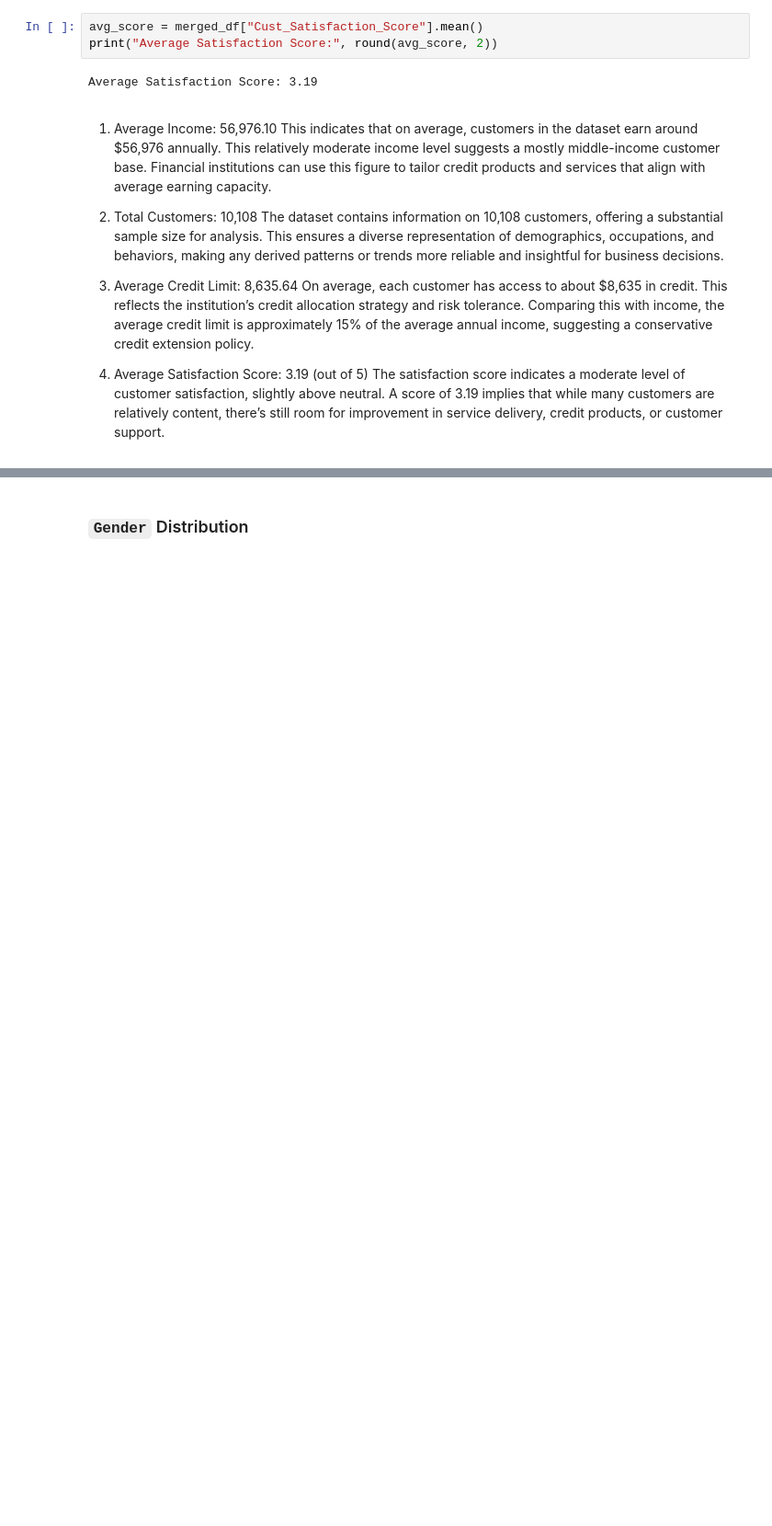
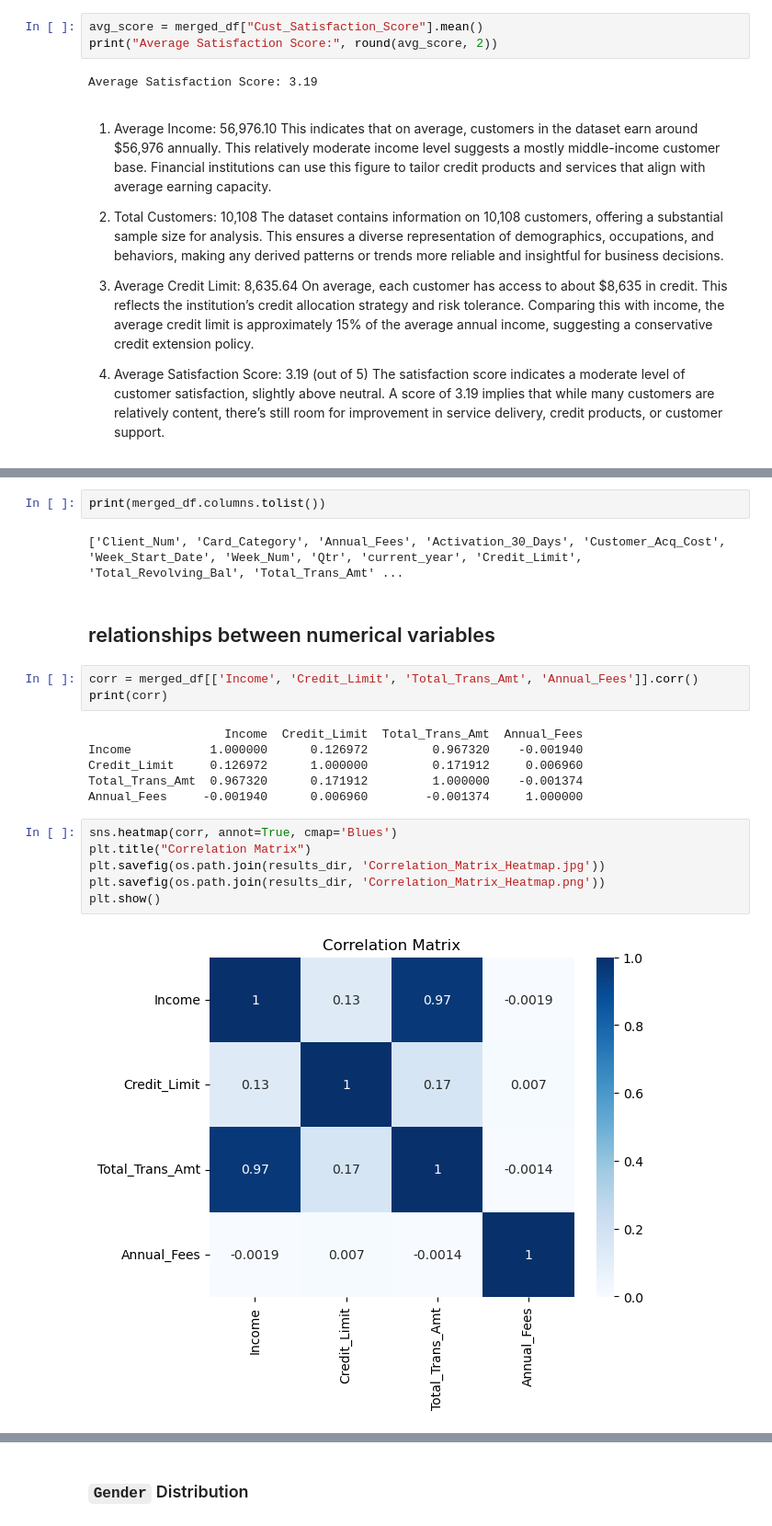
Before and after one commit to NadiaHirwa/Credit-Card-Financial, a Jupyter notebook: notebooks/Data_Analysis.ipynb, the cells around one changed output, grey strips where cells are left out. Shown at 92% size. Cells and saved outputs as stored; diff of their text form; blank space fills up the shorter version.

```diff
--- a/notebooks/Data_Analysis.ipynb
+++ b/notebooks/Data_Analysis.ipynb
@@ -254,0 +311,23 @@ The satisfaction score indicates a moderate level of customer satisfaction, slig
+# %%
+print(merged_df.columns.tolist())
+# %% [output]
+['Client_Num', 'Card_Category', 'Annual_Fees', 'Activation_30_Days', 'Customer_Acq_Cost', 'Week_Start_Date', 'Week_Num', 'Qtr', 'current_year', 'Credit_Limit', 'Total_Revolving_Bal', 'Total_Trans_Amt' ...
+# %% [markdown]
+## relationships between numerical variables
+# %%
+corr = merged_df[['Income', 'Credit_Limit', 'Total_Trans_Amt', 'Annual_Fees']].corr()
+print(corr)
+# %% [output]
+                   Income  Credit_Limit  Total_Trans_Amt  Annual_Fees
+Income           1.000000      0.126972         0.967320    -0.001940
+Credit_Limit     0.126972      1.000000         0.171912     0.006960
+Total_Trans_Amt  0.967320      0.171912         1.000000    -0.001374
+Annual_Fees     -0.001940      0.006960        -0.001374     1.000000
+# %%
+sns.heatmap(corr, annot=True, cmap='Blues')
+plt.title("Correlation Matrix")
+plt.savefig(os.path.join(results_dir, 'Correlation_Matrix_Heatmap.jpg'))
+plt.savefig(os.path.join(results_dir, 'Correlation_Matrix_Heatmap.png'))
+plt.show()
+# %% [output]
+[figure, added]
```
Also changed, not shown: parts of 26 cells of this notebook, 17 other files.
